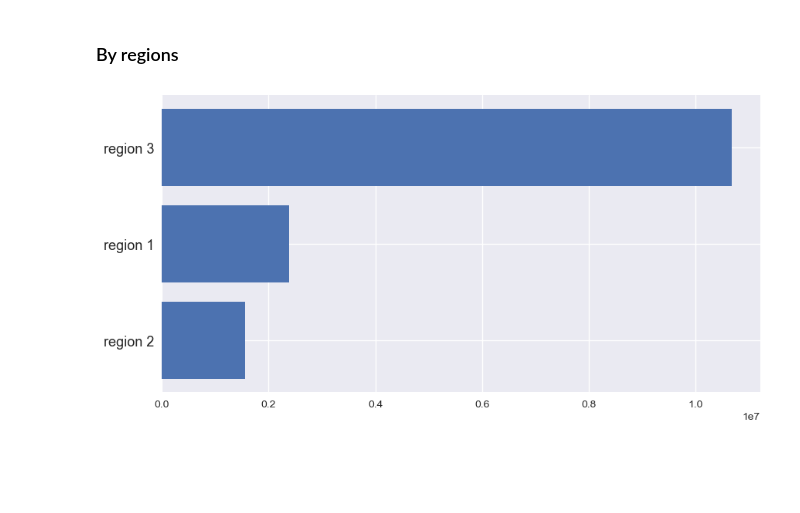
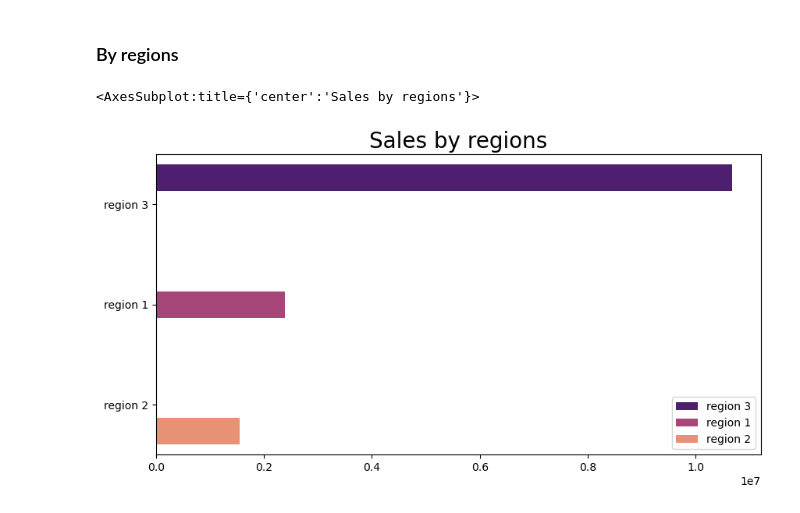
Before and after one commit to m6rie/python_analytics, a Jupyter notebook: case_study/wholesale_customers/wholesale_customers.ipynb, the cells around one changed output. Cells and saved outputs as stored; diff of their text form; code cells hidden in the pictures; blank space fills up the shorter version.

Commit message:
color coordination with second chart

```diff
--- a/case_study/wholesale_customers/wholesale_customers.ipynb
+++ b/case_study/wholesale_customers/wholesale_customers.ipynb
@@ -152,7 +152,7 @@ memory usage: 576.0+ bytes
 # we can finalise our second dataset
 region_total = w_unpivot.groupby(['region']).sum()
 region_total = region_total.reset_index()
-region_total.sort_values(by = 'sales', ascending=True, inplace=True)
+region_total.sort_values(by = 'sales', ascending=False, inplace=True)
 region_total
 # %% [output]
 |  | region | sales |
@@ -197,8 +197,14 @@ products_region = region_total['region'].to_numpy()
 sales_region = region_total['sales'].to_numpy()
 # %%
 fig, ax = plt.subplots(figsize=(10, 5))
-region_chart = ax.barh(products_region, sales_region)#, color='maroon')
-plt.tick_params(axis = 'y', labelsize = 13)
-plt.style.use('seaborn')
+ax.set_title( "Sales by regions" , size = 20)
+barWidth = 1
+sns.barplot(y=products_region,
+            x=sales_region,
+            hue=products_region,
+            data = region_total,
+            palette = "magma",
+            orient='h')
 # %% [output]
+<AxesSubplot:title={'center':'Sales by regions'}>
-[figure, old version]
+[figure, new version]
```
Also changed, not shown: parts of 2 cells of this notebook.
